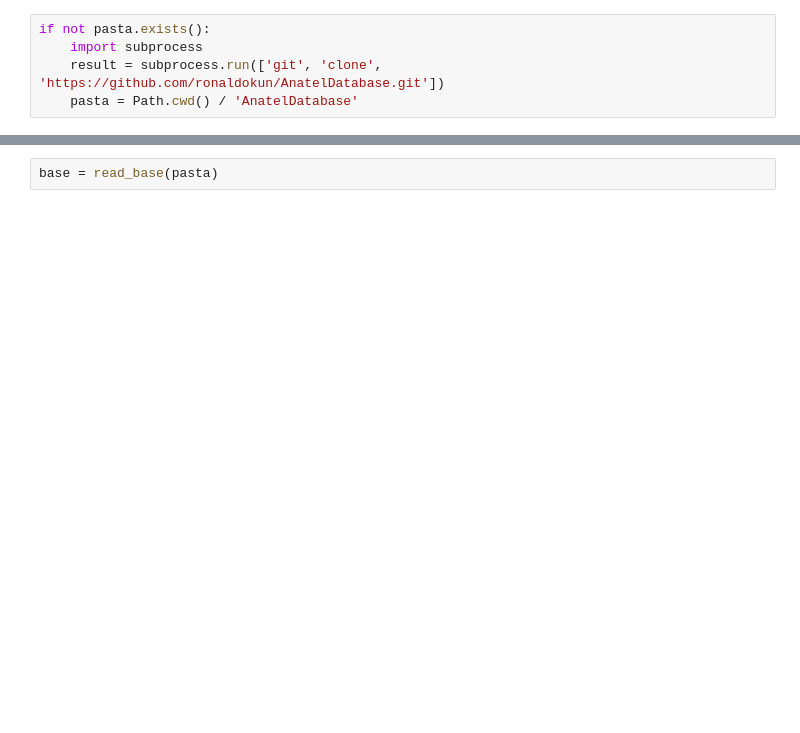
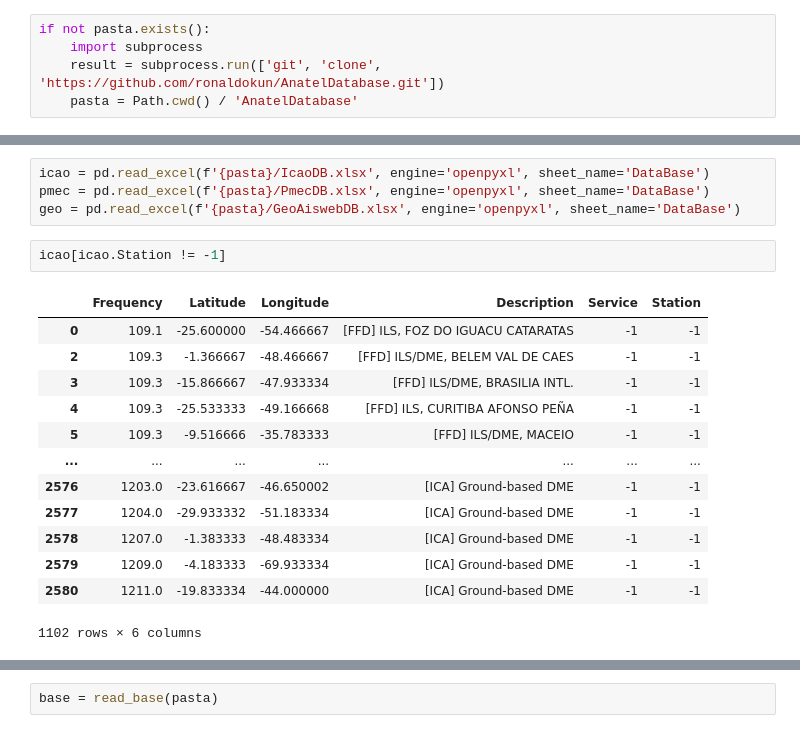
Before and after one commit to ronaldokun/anateldb, a Jupyter notebook: nbs/filter.ipynb, the cells around one changed output, grey strips where cells are left out. Cells and saved outputs as stored; diff of their text form; blank space fills up the shorter version.

```diff
--- a/nbs/filter.ipynb
+++ b/nbs/filter.ipynb
@@ -127,0 +237,20 @@ Kbô 🧛
+# %%
+icao = pd.read_excel(f'{pasta}/IcaoDB.xlsx', engine='openpyxl', sheet_name='DataBase')
+pmec = pd.read_excel(f'{pasta}/PmecDB.xlsx', engine='openpyxl', sheet_name='DataBase')
+geo = pd.read_excel(f'{pasta}/GeoAiswebDB.xlsx', engine='openpyxl', sheet_name='DataBase')
+# %%
+icao[icao.Station != -1]
+# %% [output]
+|  | Frequency | Latitude | Longitude | Description | Service | Station |
+| 0 | 109.1 | -25.600000 | -54.466667 | [FFD] ILS, FOZ DO IGUACU CATARATAS | -1 | -1 |
+| 2 | 109.3 | -1.366667 | -48.466667 | [FFD] ILS/DME, BELEM VAL DE CAES | -1 | -1 |
+| 3 | 109.3 | -15.866667 | -47.933334 | [FFD] ILS/DME, BRASILIA INTL. | -1 | -1 |
+| 4 | 109.3 | -25.533333 | -49.166668 | [FFD] ILS, CURITIBA AFONSO PEÑA | -1 | -1 |
+| 5 | 109.3 | -9.516666 | -35.783333 | [FFD] ILS/DME, MACEIO | -1 | -1 |
+| ... | ... | ... | ... | ... | ... | ... |
+| 2576 | 1203.0 | -23.616667 | -46.650002 | [ICA] Ground-based DME | -1 | -1 |
+| 2577 | 1204.0 | -29.933332 | -51.183334 | [ICA] Ground-based DME | -1 | -1 |
+| 2578 | 1207.0 | -1.383333 | -48.483334 | [ICA] Ground-based DME | -1 | -1 |
+| 2579 | 1209.0 | -4.183333 | -69.933334 | [ICA] Ground-based DME | -1 | -1 |
+| 2580 | 1211.0 | -19.833334 | -44.000000 | [ICA] Ground-based DME | -1 | -1 |
+1102 rows × 6 columns
```
Also changed, not shown: parts of 38 cells of this notebook, 11 other files.
